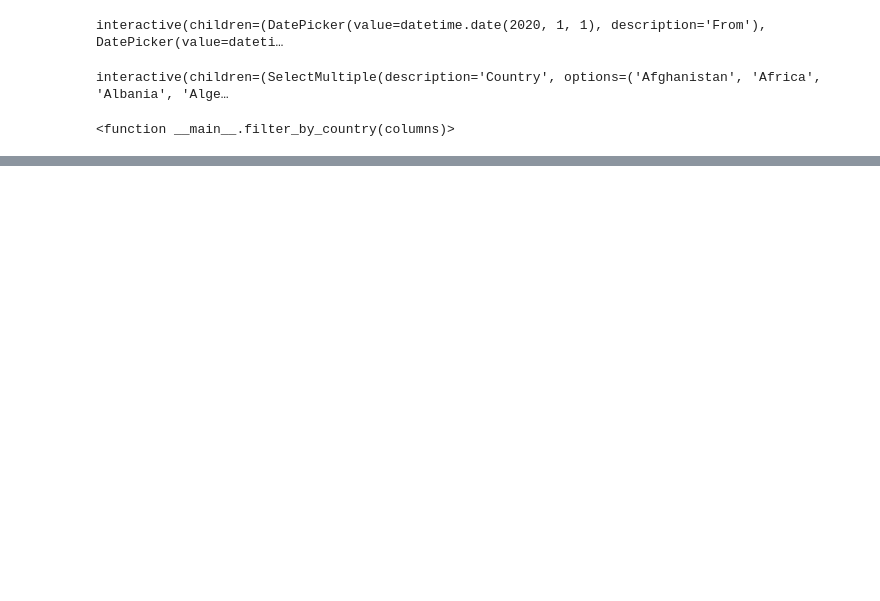
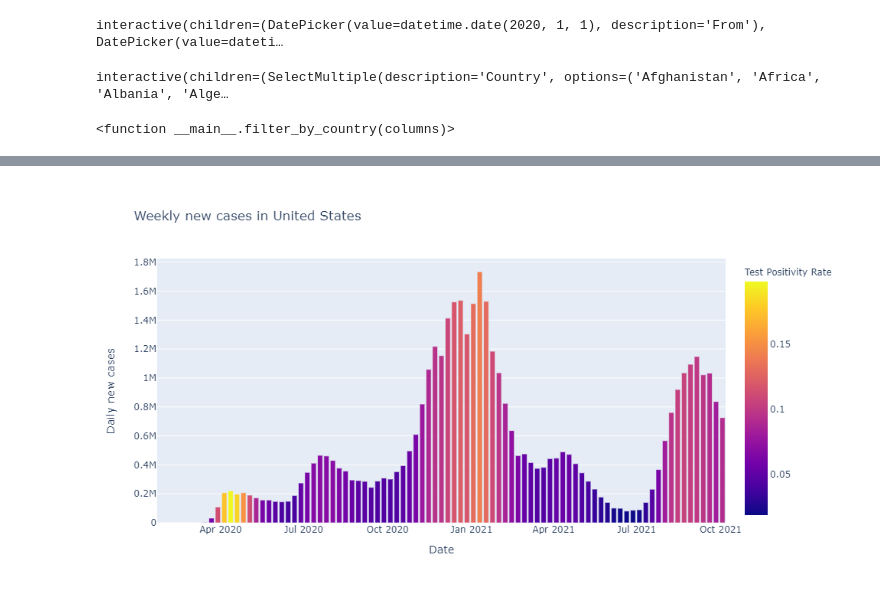
Before and after one commit to manojmanivannan/DataScience, a Jupyter notebook: CovidDaily/EU_covid_analysis.ipynb, the cells around one changed output, grey strips where cells are left out. Cells and saved outputs as stored; diff of their text form; code cells hidden in the pictures; blank space fills up the shorter version.

```diff
--- a/CovidDaily/EU_covid_analysis.ipynb
+++ b/CovidDaily/EU_covid_analysis.ipynb
@@ -118,3 +126,7 @@ fig = px.bar(df_filtered.resample('W', on='date').agg({'new_cases': np.sum, 'pos
 fig.show()
 # %% [output]
 [interactive output not drawn]
+# %%
+Image(filename="figures/weekly_usa.png")
+# %% [output]
+[figure, added]
```
Also changed, not shown: parts of 5 cells of this notebook, 5 other files.
